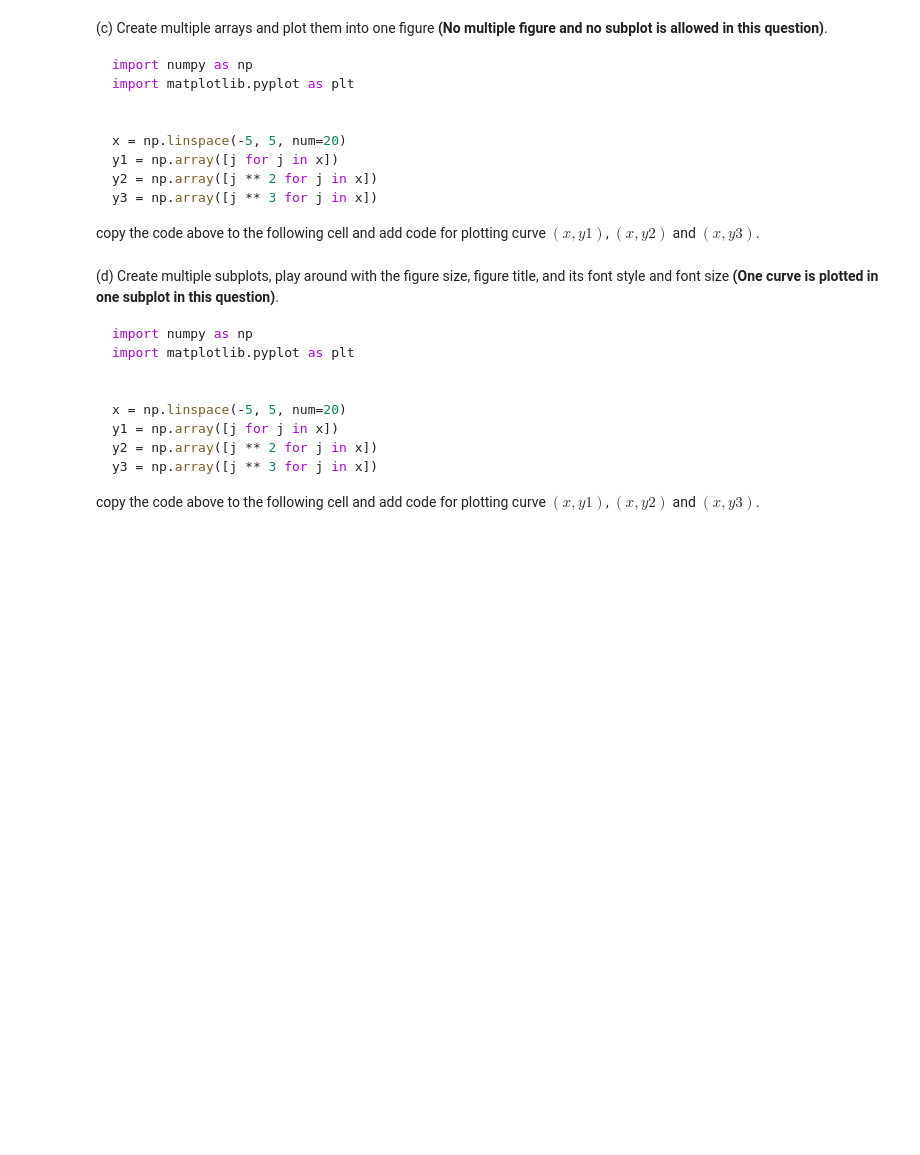
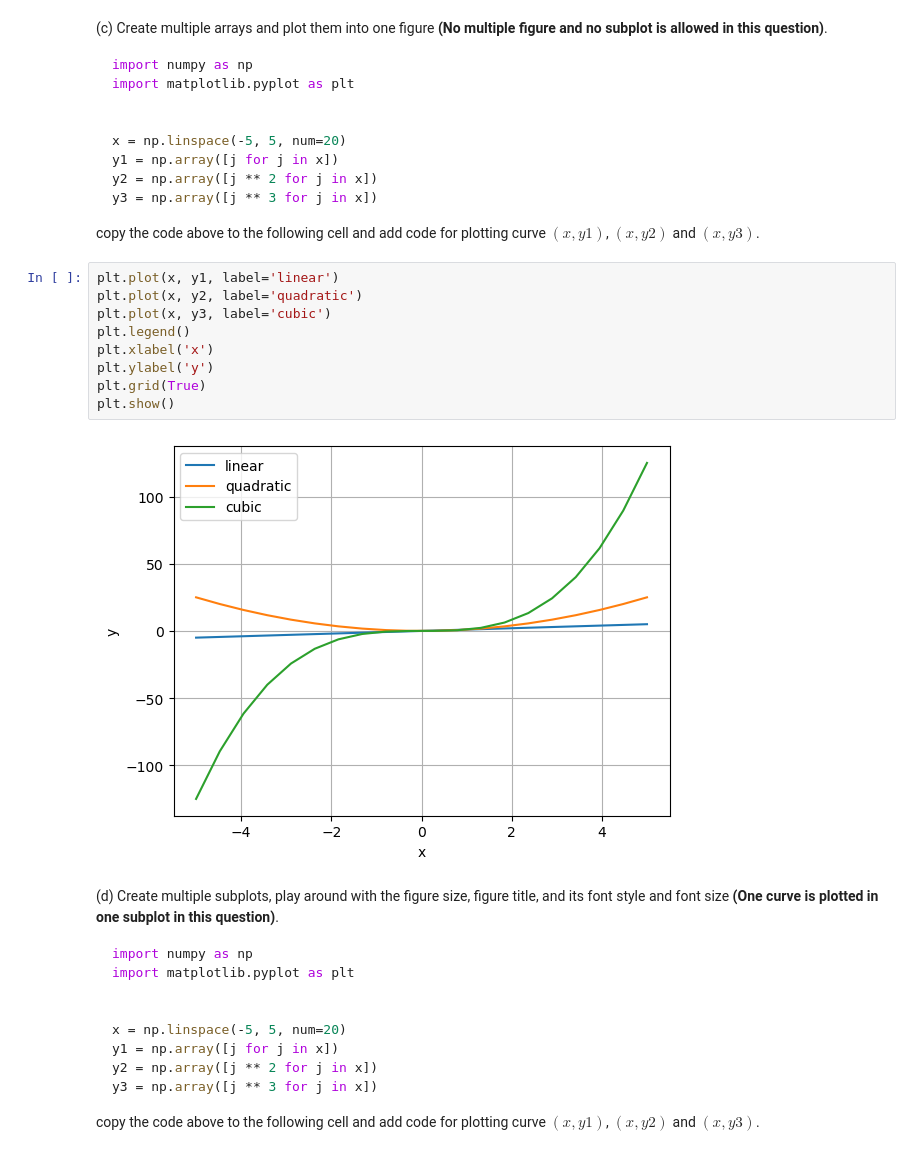
Before and after one commit to egunadi/dsci552-hw0, a Jupyter notebook: notebook/Gunadi_Eben_HW0.ipynb, the cells around one changed output. Cells and saved outputs as stored; diff of their text form; blank space fills up the shorter version.

````diff
--- a/notebook/Gunadi_Eben_HW0.ipynb
+++ b/notebook/Gunadi_Eben_HW0.ipynb
@@ -318,6 +466,17 @@ y3 = np.array([j ** 3 for j in x])
 ```
 
 copy the code above to the following cell and add code for plotting curve $\left(x, y1\right)$, $\left(x, y2\right)$ and $\left(x, y3\right)$.
+# %%
+plt.plot(x, y1, label='linear')
+plt.plot(x, y2, label='quadratic')
+plt.plot(x, y3, label='cubic')
+plt.legend()
+plt.xlabel('x')
+plt.ylabel('y')
+plt.grid(True)
+plt.show()
+# %% [output]
+[figure, added]
 # %% [markdown]
 (d) Create multiple subplots, play around with the figure size, figure title, and its font style and font size **(One curve is plotted in one subplot in this question)**.
 
````
Also changed, not shown: parts of 12 cells of this notebook.
